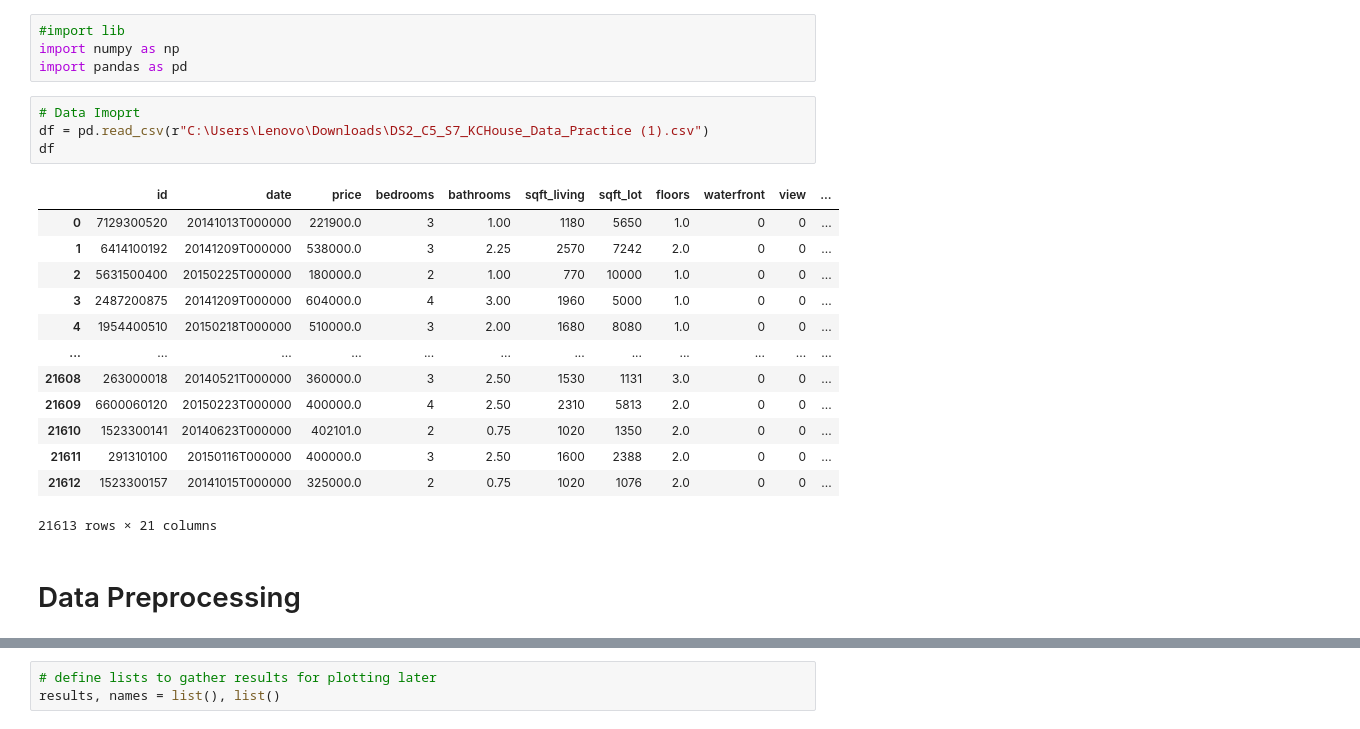
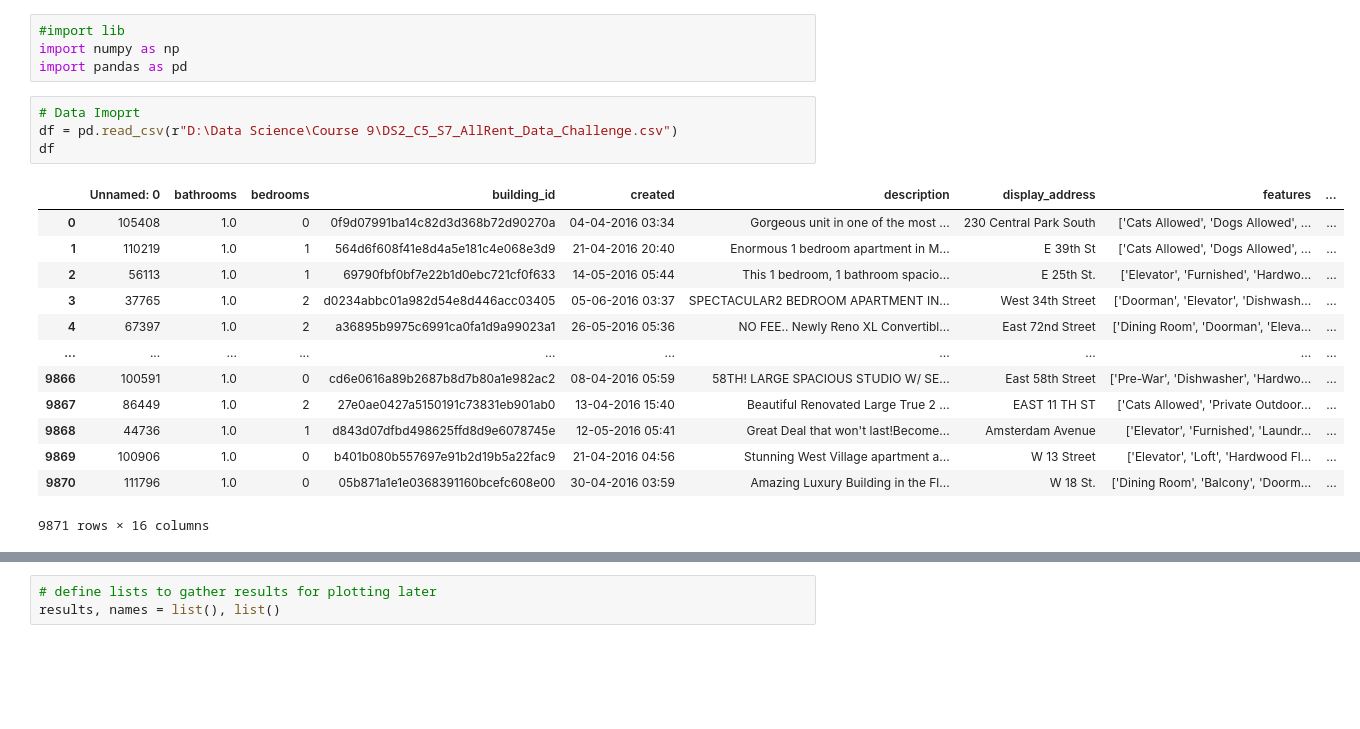
Before and after one commit to Aishwaryasonawane07/NIIT_Projects, a Jupyter notebook: DSL2/Course 9/Sprint 7/DS2_C9_S7_Challenge.ipynb, the cells around one changed output, grey strips where cells are left out. Cells and saved outputs as stored; diff of their text form; blank space fills up the shorter version.

```diff
--- a/DSL2/Course 9/Sprint 7/DS2_C9_S7_Challenge.ipynb
+++ b/DSL2/Course 9/Sprint 7/DS2_C9_S7_Challenge.ipynb
@@ -4,21 +4,19 @@ import numpy as np
 import pandas as pd
 # %%
 # Data Imoprt
-df = pd.read_csv(r"C:\Users\Lenovo\Downloads\DS2_C5_S7_KCHouse_Data_Practice (1).csv")
+df = pd.read_csv(r"D:\Data Science\Course 9\DS2_C5_S7_AllRent_Data_Challenge.csv")
 df
 # %% [output]
-|  | id | date | price | bedrooms | bathrooms | sqft_living | sqft_lot | floors | waterfront | view | ... |
-| 0 | 7129300520 | 20141013T000000 | 221900.0 | 3 | 1.00 | 1180 | 5650 | 1.0 | 0 | 0 | ... |
-| 1 | 6414100192 | 20141209T000000 | 538000.0 | 3 | 2.25 | 2570 | 7242 | 2.0 | 0 | 0 | ... |
-| 2 | 5631500400 | 20150225T000000 | 180000.0 | 2 | 1.00 | 770 | 10000 | 1.0 | 0 | 0 | ... |
-| 3 | 2487200875 | 20141209T000000 | 604000.0 | 4 | 3.00 | 1960 | 5000 | 1.0 | 0 | 0 | ... |
-| 4 | 1954400510 | 20150218T000000 | 510000.0 | 3 | 2.00 | 1680 | 8080 | 1.0 | 0 | 0 | ... |
-| ... | ... | ... | ... | ... | ... | ... | ... | ... | ... | ... | ... |
-| 21608 | 263000018 | 20140521T000000 | 360000.0 | 3 | 2.50 | 1530 | 1131 | 3.0 | 0 | 0 | ... |
-| 21609 | 6600060120 | 20150223T000000 | 400000.0 | 4 | 2.50 | 2310 | 5813 | 2.0 | 0 | 0 | ... |
-| 21610 | 1523300141 | 20140623T000000 | 402101.0 | 2 | 0.75 | 1020 | 1350 | 2.0 | 0 | 0 | ... |
-| 21611 | 291310100 | 20150116T000000 | 400000.0 | 3 | 2.50 | 1600 | 2388 | 2.0 | 0 | 0 | ... |
-| 21612 | 1523300157 | 20141015T000000 | 325000.0 | 2 | 0.75 | 1020 | 1076 | 2.0 | 0 | 0 | ... |
+|  | Unnamed: 0 | bathrooms | bedrooms | building_id | created | description | display_address | features | ... |
+| 0 | 105408 | 1.0 | 0 | 0f9d07991ba14c82d3d368b72d90270a | 04-04-2016 03:34 | Gorgeous unit in one of the most ... | 230 Central Park South | ['Cats Allowed', 'Dogs Allowed', ... | ... |
+| 1 | 110219 | 1.0 | 1 | 564d6f608f41e8d4a5e181c4e068e3d9 | 21-04-2016 20:40 | Enormous 1 bedroom apartment in M... | E 39th St | ['Cats Allowed', 'Dogs Allowed', ... | ... |
+| 2 | 56113 | 1.0 | 1 | 69790fbf0bf7e22b1d0ebc721cf0f633 | 14-05-2016 05:44 | This 1 bedroom, 1 bathroom spacio... | E 25th St. | ['Elevator', 'Furnished', 'Hardwo... | ... |
+| 3 | 37765 | 1.0 | 2 | d0234abbc01a982d54e8d446acc03405 | 05-06-2016 03:37 | SPECTACULAR2 BEDROOM APARTMENT IN... | West 34th Street | ['Doorman', 'Elevator', 'Dishwash... | ... |
+| 4 | 67397 | 1.0 | 2 | a36895b9975c6991ca0fa1d9a99023a1 | 26-05-2016 05:36 | NO FEE.. Newly Reno XL Convertibl... | East 72nd Street | ['Dining Room', 'Doorman', 'Eleva... | ... |
+| ... | ... | ... | ... | ... | ... | ... | ... | ... | ... |
+| 9866 | 100591 | 1.0 | 0 | cd6e0616a89b2687b8d7b80a1e982ac2 | 08-04-2016 05:59 | 58TH! LARGE SPACIOUS STUDIO W/ SE... | East 58th Street | ['Pre-War', 'Dishwasher', 'Hardwo... | ... |
+| 9867 | 86449 | 1.0 | 2 | 27e0ae0427a5150191c73831eb901ab0 | 13-04-2016 15:40 | Beautiful Renovated Large True 2 ... | EAST 11 TH ST | ['Cats Allowed', 'Private Outdoor... | ... |
+| 9868 | 44736 | 1.0 | 1 | d843d07dfbd498625ffd8d9e6078745e | 12-05-2016 05:41 | Great Deal that won't last!Become... | Amsterdam Avenue | ['Elevator', 'Furnished', 'Laundr... | ... |
+| 9869 | 100906 | 1.0 | 0 | b401b080b557697e91b2d19b5a22fac9 | 21-04-2016 04:56 | Stunning West Village apartment a... | W 13 Street | ['Elevator', 'Loft', 'Hardwood Fl... | ... |
+| 9870 | 111796 | 1.0 | 0 | 05b871a1e1e0368391160bcefc608e00 | 30-04-2016 03:59 | Amazing Luxury Building in the Fl... | W 18 St. | ['Dining Room', 'Balcony', 'Doorm... | ... |
-21613 rows × 21 columns
+9871 rows × 16 columns
-# %% [markdown]
-# Data Preprocessing
```
Also changed, not shown: parts of 26 cells of this notebook.
